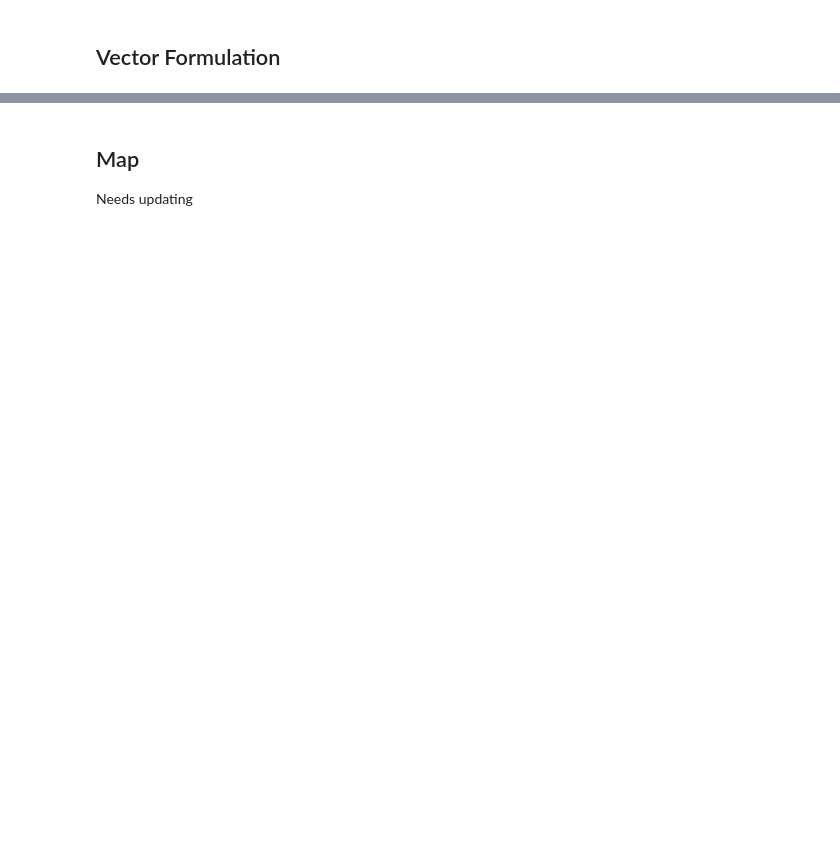
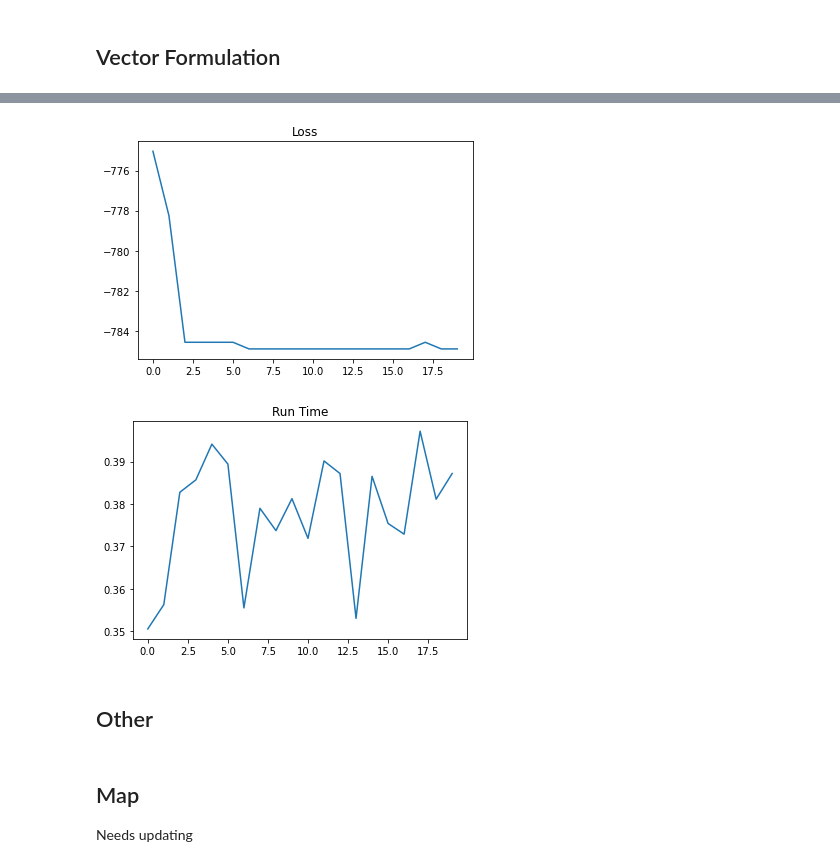
Before and after one commit to hollymc/senior-thesis, a Jupyter notebook: taxiriders-problems.ipynb, the cells around one changed output, grey strips where cells are left out. Drawn from its saved outputs; the diff is of its cells as text; code cells hidden in the pictures; blank space fills up the shorter version.

```diff
--- a/taxiriders-problems.ipynb
+++ b/taxiriders-problems.ipynb
@@ -119,0 +293,38 @@ run_times
+# %%
+import class_TP
+reload(class_TP)
+from class_TP import TP
+
+tp = TP(data)
+window = 1
+t, x, problem = tp.problem_param()
+t_min, t_max = tp.time_cons(window)
+_,_,_,p = tp.flow_vars()
+t.value = [(a + b) / 2.0 for a, b in zip(t_min, t_max)] # average of window
+# t.value = t_min[:]
+
+iters = 20
+learn_rate = .1
+t_hist = []
+loss_hist = []
+runtime_hist = []
+for i in range(iters):
+#     acceleration_lookback=10, eps=1e-03, max_iters=1000
+    problem.solve(requires_grad=True, solver=cp.DIFFCP, solve_method="ECOS")
+    x.gradient = -p
+    problem.backward()
+    t.value -= learn_rate * t.gradient
+    t.value = np.minimum(np.maximum(t.value, t_min), t_max)
+
+    t_hist.append(t.value)
+    loss_hist.append(problem.objective.value)
+    runtime_hist.append(problem.solver_stats.solve_time)
+
+    print("Iteration", i)
+    print("Objective Value:", -problem.objective.value)
+    print("Runt Time:", problem.solver_stats.solve_time)
+
+#     x_val = spa.dok_matrix((tp.num_nodes, tp.num_nodes))
+#     for a in range(tp.num_arcs):
+#         x_val[tp.arcs[a]] = np.around(x[a].value, decimals=2)
+#     print(x_val.tocoo())
@@ -119,0 +340,10 @@ run_times
+# %%
+plt.figure(1)
+plt.plot(loss_hist);
+plt.title("Loss");
+plt.figure(2)
+plt.plot(runtime_hist);
+plt.title("Run Time");
+# %% [output]
+[figure, added]
+[figure, added]
@@ -119,0 +389,2 @@ run_times
+# %% [markdown]
+## Other
```
Also changed, not shown: parts of 22 cells of this notebook, 1 other file.
